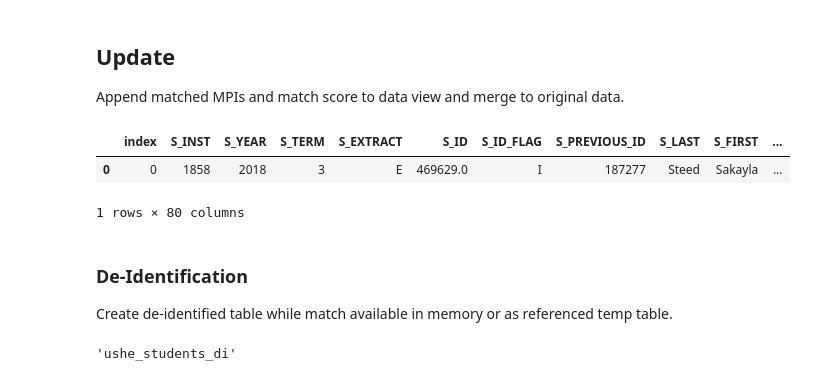
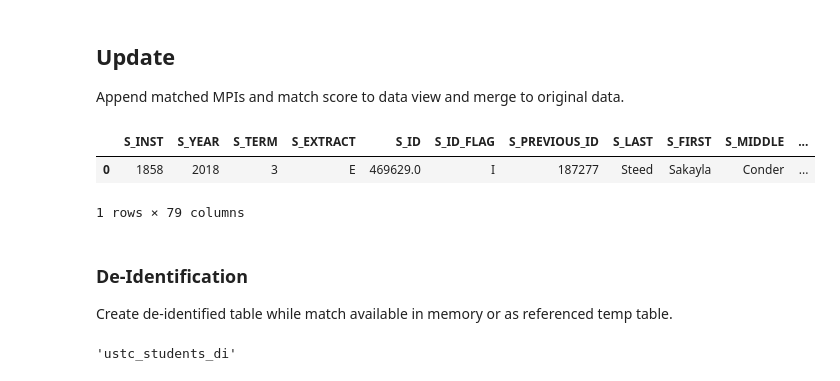
Before and after one commit to frellnick/mpi_demo, a Jupyter notebook: devbook.ipynb, the cells around one changed output. Drawn from its saved outputs; the diff is of its cells as text; code cells hidden in the pictures.

Commit message:
ENH: modified preprocess casting.  Update matched, unmatched

```diff
--- a/devbook.ipynb
+++ b/devbook.ipynb
@@ -50,6 +67,6 @@ count_mpi
 # %%
 # Create a view of the data with mapped columns
-raw, subset = create_distinct_view('ushe_students')
+raw, subset = create_distinct_view(source_tablename)
 dview = subset.drop_duplicates()
 # print(dview.head())
 
@@ -150,7 +167,10 @@ from mpi.link import build_indexer
 # Create indexer on dataview
 #    Indexer is a set of rules to generate
 #    candidate matches from data -> identities
-indexer = build_indexer(source_data)
+
+source_matched, id_matched = match_columns(source_data, id_data)
+
+indexer = build_indexer(source_matched)
 
 # Check index algorithms (generated from data view columns)
 indexer.algorithms
@@ -165,6 +183,6 @@ indexer.algorithms
 # %%
 # Run indexer on dataview, identity view
-candidates = indexer.index(source_data, id_data)
+candidates = indexer.index(source_matched, id_matched)
 
 # Full indexing is a cross join of data and all possible identities.
 
@@ -201,7 +219,7 @@ from mpi.link import build_comparator
 # Create comparator on dataview
 #    Comparator is a set of algorithms for each feature to be compared.
 #    These are genearlly much more expensive compared to indexing functions
-cmp = build_comparator(source_data)
+cmp = build_comparator(source_matched)
 
 # Check comparison algorithms and fields
 cmp.features
@@ -288,18 +317,18 @@ Append matched MPIs and match score to data view and merge to original data.
 # %%
 from mpi.link import expand_match_to_raw
 
 # Join data view (DISTINCT identities in source table), now containing matched and generated MPIs, to raw table.
 #    This can be done a few ways.  Here, the data view (whose columns have been renamed and processed)
 #    is joined to the original subset (whose columns were just renamed).  The subset is then indexed back
 #    unto the raw table so original column names and source formatting are preserved.
 
 
-raw = expand_match_to_raw(raw, subset, source_data, id_data, links_pred)
+raw = expand_match_to_raw(raw.drop(['index'], axis=1), subset, source_data, id_data, links_pred)
 raw.head(1)
 # %% [output]
-|  | index | S_INST | S_YEAR | S_TERM | S_EXTRACT | S_ID | S_ID_FLAG | S_PREVIOUS_ID | S_LAST | S_FIRST | ... |
-| 0 | 0 | 1858 | 2018 | 3 | E | 469629.0 | I | 187277 | Steed | Sakayla | ... |
+|  | S_INST | S_YEAR | S_TERM | S_EXTRACT | S_ID | S_ID_FLAG | S_PREVIOUS_ID | S_LAST | S_FIRST | S_MIDDLE | ... |
+| 0 | 1858 | 2018 | 3 | E | 469629.0 | I | 187277 | Steed | Sakayla | Conder | ... |
-1 rows × 80 columns
+1 rows × 79 columns
 # %% [markdown]
 ### De-Identification
 
@@ -310,8 +339,8 @@ from utils.db import dataframe_to_db
 from di import simple_di
 
 dataframe_to_db(
-    simple_di(raw.drop(['index'], axis=1)),
-    tablename='ushe_students_di'
+    simple_di(raw),
+    tablename=source_tablename + '_di'
 )
 # %% [output]
-'ushe_students_di'
+'ustc_students_di'
```
Also changed, not shown: parts of 20 cells of this notebook, 7 other files.
